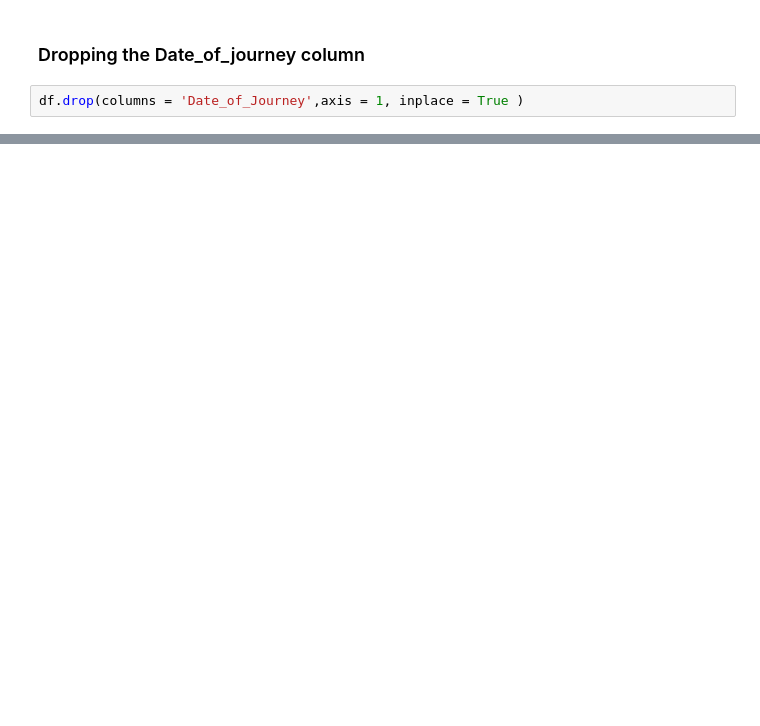
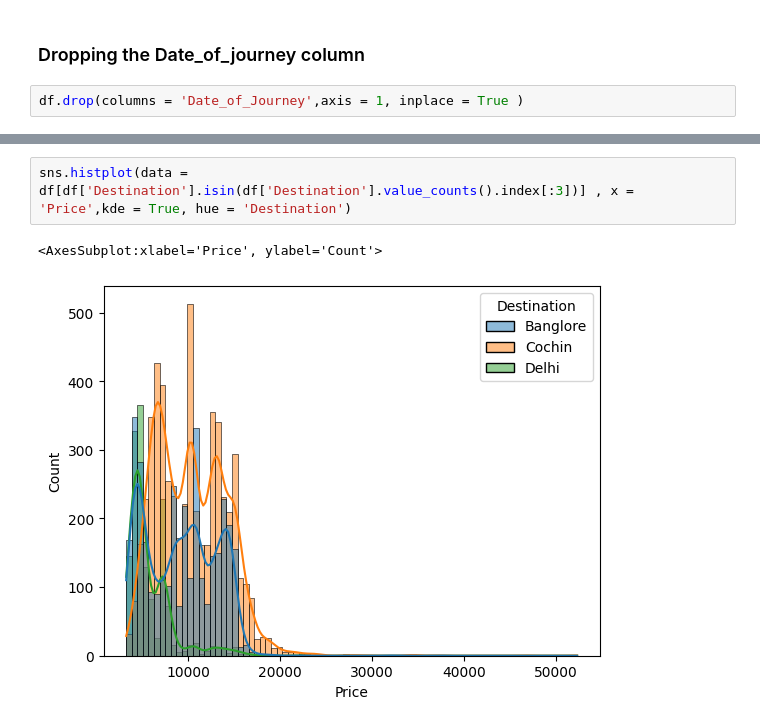
Before and after one commit to priom14/Flight-Price-Prediction-EDA-FE-, a Jupyter notebook: EDA and Feature Engeneering.ipynb, the cells around one changed output, grey strips where cells are left out. Cells and saved outputs as stored; diff of their text form; blank space fills up the shorter version.

```diff
--- a/EDA and Feature Engeneering.ipynb
+++ b/EDA and Feature Engeneering.ipynb
@@ -126,0 +461,5 @@ df.head(2)
+# %%
+sns.histplot(data = df[df['Destination'].isin(df['Destination'].value_counts().index[:3])] , x = 'Price',kde = True, hue = 'Destination')
+# %% [output]
+<AxesSubplot:xlabel='Price', ylabel='Count'>
+[figure, added]
```
Also changed, not shown: parts of 60 cells of this notebook.
